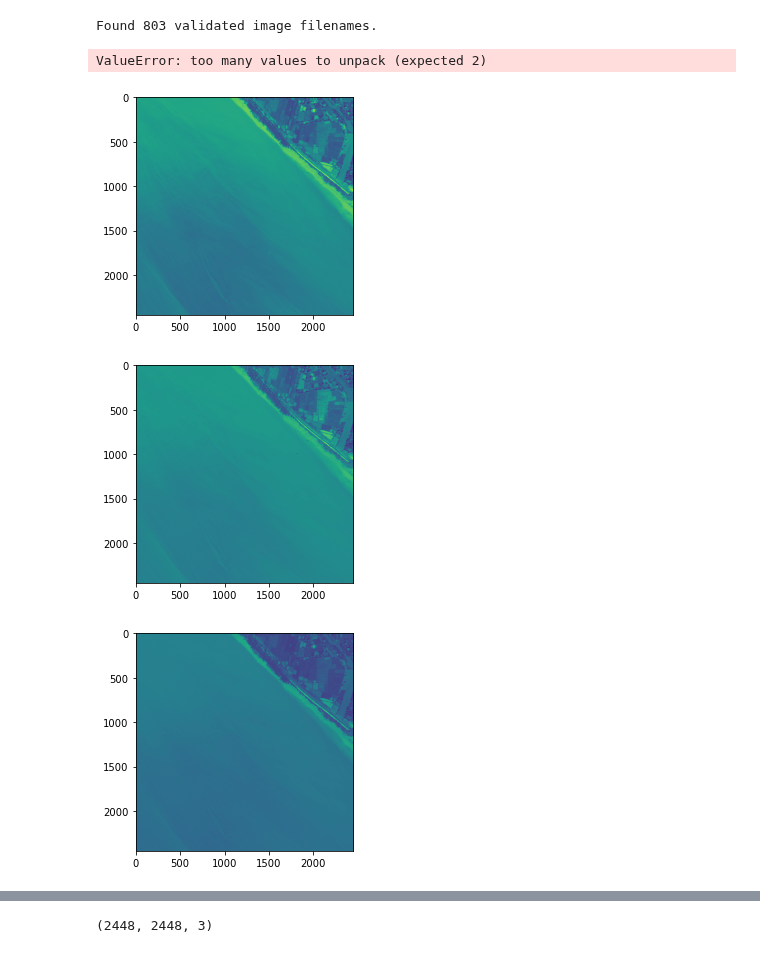
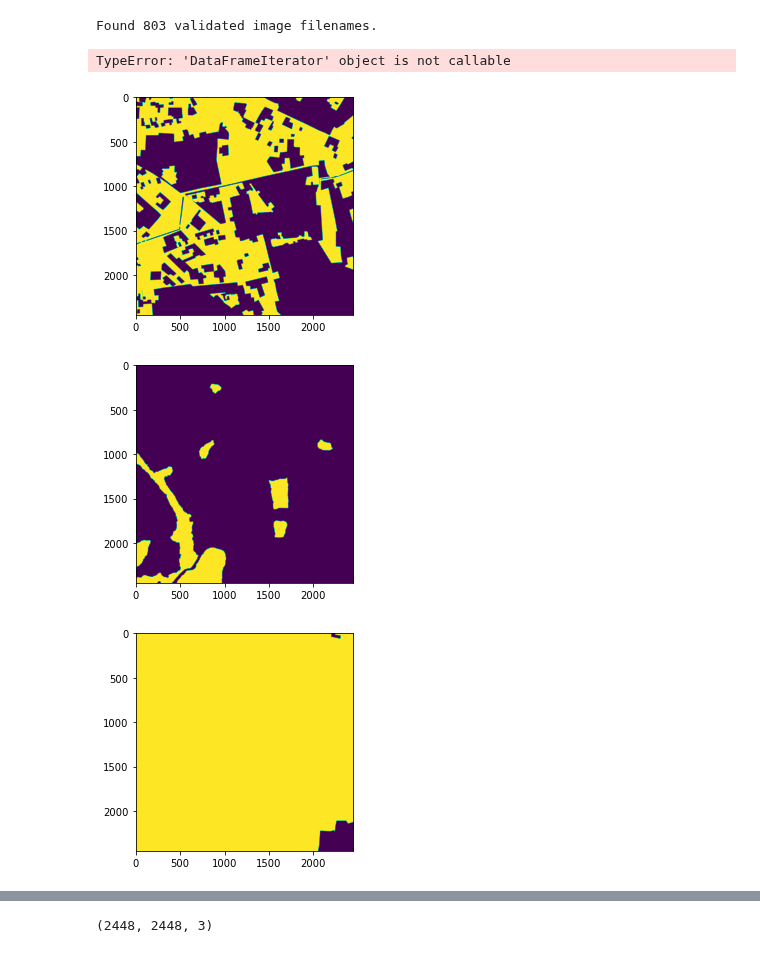
Before and after one commit to CSCCNY/final-project-landandbuildingsatimg-ccny, a Jupyter notebook: notebooks/scratch/01-JM-Image_split.ipynb, the cells around one changed output, grey strips where cells are left out. Drawn from its saved outputs; the diff is of its cells as text; code cells hidden in the pictures.

Commit message:
Pipeline for image splitting updated

```diff
--- a/notebooks/scratch/01-JM-Image_split.ipynb
+++ b/notebooks/scratch/01-JM-Image_split.ipynb
@@ -35,13 +35,13 @@ img_width = 2448
 # df=pd.read_csv(r".\train.csv")
 datagen=ImageDataGenerator(rescale=1./255)
 # %%
-train_generator=datagen.flow_from_dataframe(dataframe=df2.loc[df2['split'] == 'train'],
+train_generator = datagen.flow_from_dataframe(dataframe=df2.loc[df2['split'] == 'train'],
                                             directory="",
-                                            x_col="sat_image_path",
+                                            x_col="mask_path",
                                             y_col="mask_path",
                                             class_mode=None,
                                             target_size=(img_height,img_width),
-                                            batch_size=4)
+                                            batch_size=32)
 # %% [output]
 Found 803 validated image filenames.
 # %%
@@ -51,17 +51,17 @@ for i in range(0,1):
     plt.imshow(image)
     plt.show()
 # %% [output]
-ValueError: too many values to unpack (expected 2)
+TypeError: 'DataFrameIterator' object is not callable
 # %%
-x, h, w, c = train_generator.next()
-for i in range(0,3):
-    image = x[:,:,i]
+x = train_generator.next()
+for i in range(3):
+    image = x[i,:,:,0]
     plt.imshow(image)
     plt.show()
 # %% [output]
-[figure, old version]
+[figure, new version]
-[figure, old version]
+[figure, new version]
-[figure, old version]
+[figure, new version]
 # %%
 x = train_generator.next()
 for i in range(0,2):
```
Also changed, not shown: parts of 17 cells of this notebook.
